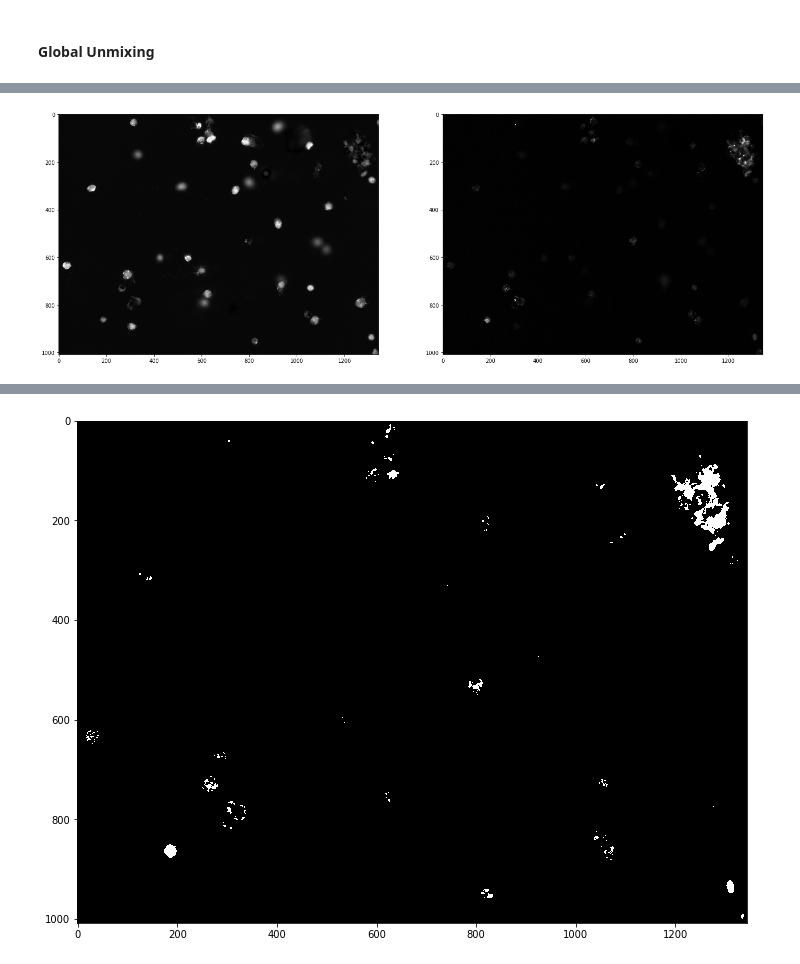
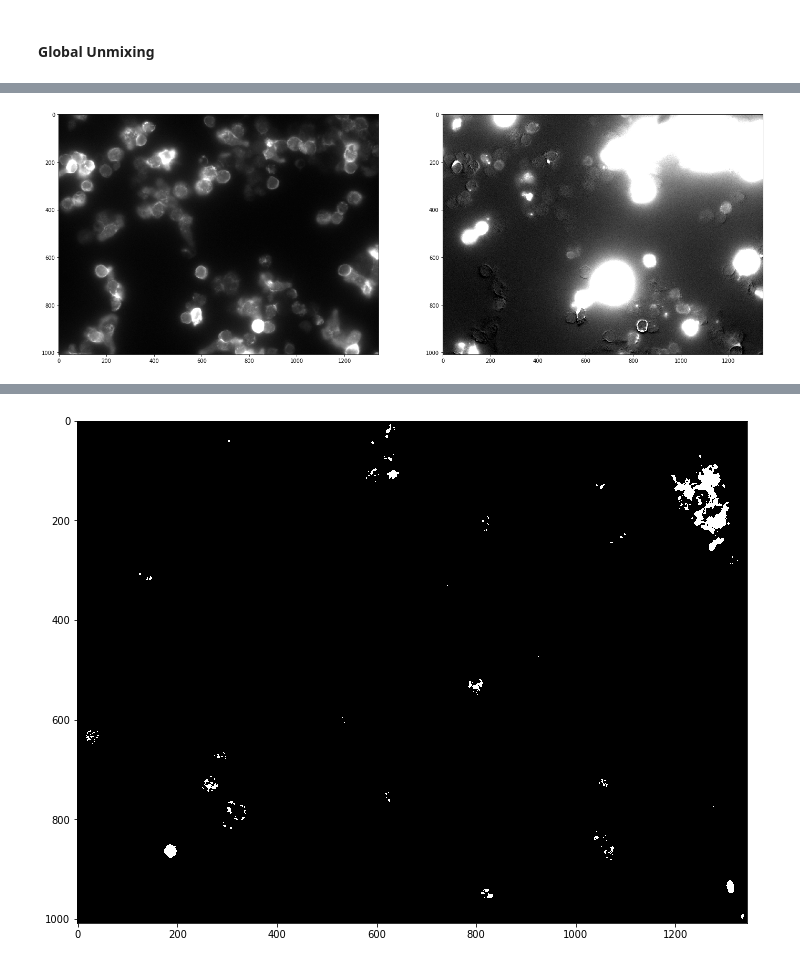
Before and after one commit to hammerlab/cytokit, a Jupyter notebook: python/notebooks/dev/spectral_unmixing.ipynb, the cells around one changed output, grey strips where cells are left out. Saved outputs shown, nothing was run; the diff lists cells and outputs as text; code cells hidden in the pictures.

```diff
--- a/python/notebooks/dev/spectral_unmixing.ipynb
+++ b/python/notebooks/dev/spectral_unmixing.ipynb
@@ -45,6 +45,6 @@ memory usage: 1.4+ MB
 # %% [markdown]
 #### Load Image Tile
 # %%
-img_path = osp.join(exp_data_dir, codex_io.get_processor_img_path(0, 2, 2))
+img_path = osp.join(exp_data_dir, codex_io.get_processor_img_path(0, 3, 3))
 img_path
 # %% [output]
@@ -63,5 +63,5 @@ img.shape
 # %%
-def plot_img(img, rng=[0, 50]):
+def plot_img(img, rng=[0, 255]):
     fig, ax = plt.subplots(1, 2)
     ax[0].imshow(img[..., 0])
     ax[1].imshow(img[..., 1].clip(*rng))
@@ -95,11 +110,26 @@ def get_decomposition(df):
 
     # See: https://www.ncbi.nlm.nih.gov/pmc/articles/PMC3832632/
     W = np.random.rand(*X.shape)
-    H = (np.eye(X.shape[1], dtype='float') + .25) * (4/5.)
+    #H = (np.eye(X.shape[1], dtype='float') + .1) * (10./11.)
+    #H = (np.eye(X.shape[1], dtype='float') + .25) * (4./5)
+#     H = np.array([
+#         [1, .125, .125],
+#         [.5, 1, .125],
+#         [.25, .5, 1]
+#     ])
+    H = np.array([
+        [1, 0., 0.],
+        [0., 1., .8],
+        [0., 0., .2]
+    ])
+    H = H / H.sum(axis=0)
     print(H)
     return NMF(max_iter=1000, init='custom').fit(X, W=W, H=H)
 
     #return FastICA(max_iter=1000).fit(X)
 
-decomp = get_decomposition(df)
+dfm = df
+#dfm = df[(df['ci:PHA'] - df['ci:Plasmid']).abs() < 20]
+print(len(dfm))
+decomp = get_decomposition(dfm)
 # %% [output]
@@ -145,12 +173,13 @@ def apply_decomposition(decomp, img):
     shape = img.shape
     X = img.reshape((-1, len(features)))
     Y = decomp.transform(X)
-    return Y.reshape(shape)
+    dinfo = np.iinfo(img.dtype)
+    return np.clip(Y.reshape(shape), dinfo.min, dinfo.max).astype(img.dtype)
 # %%
 #res = apply_decomposition(decomp, img[..., 2:4])
 res = apply_decomposition(decomp, img)
 # %%
 #plot_img(res[..., 2:4], rng=[0, 15])
-plot_img(res[..., 2:4], rng=[0, 25])
+plot_img(res[..., 1:3], rng=[0, 255])
 # %% [output]
-[figure, old version]
+[figure, new version]
```
Also changed, not shown: parts of 27 cells of this notebook, 13 other files.
